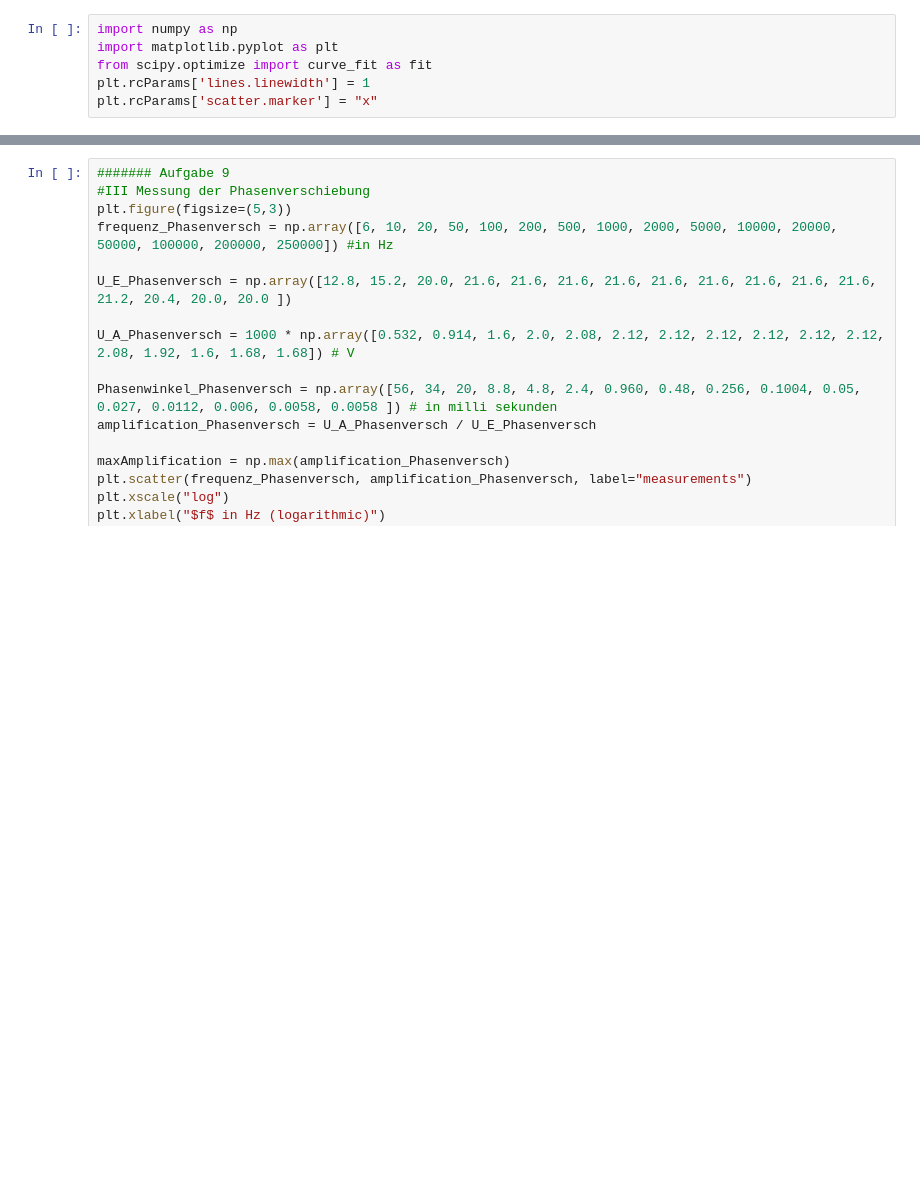
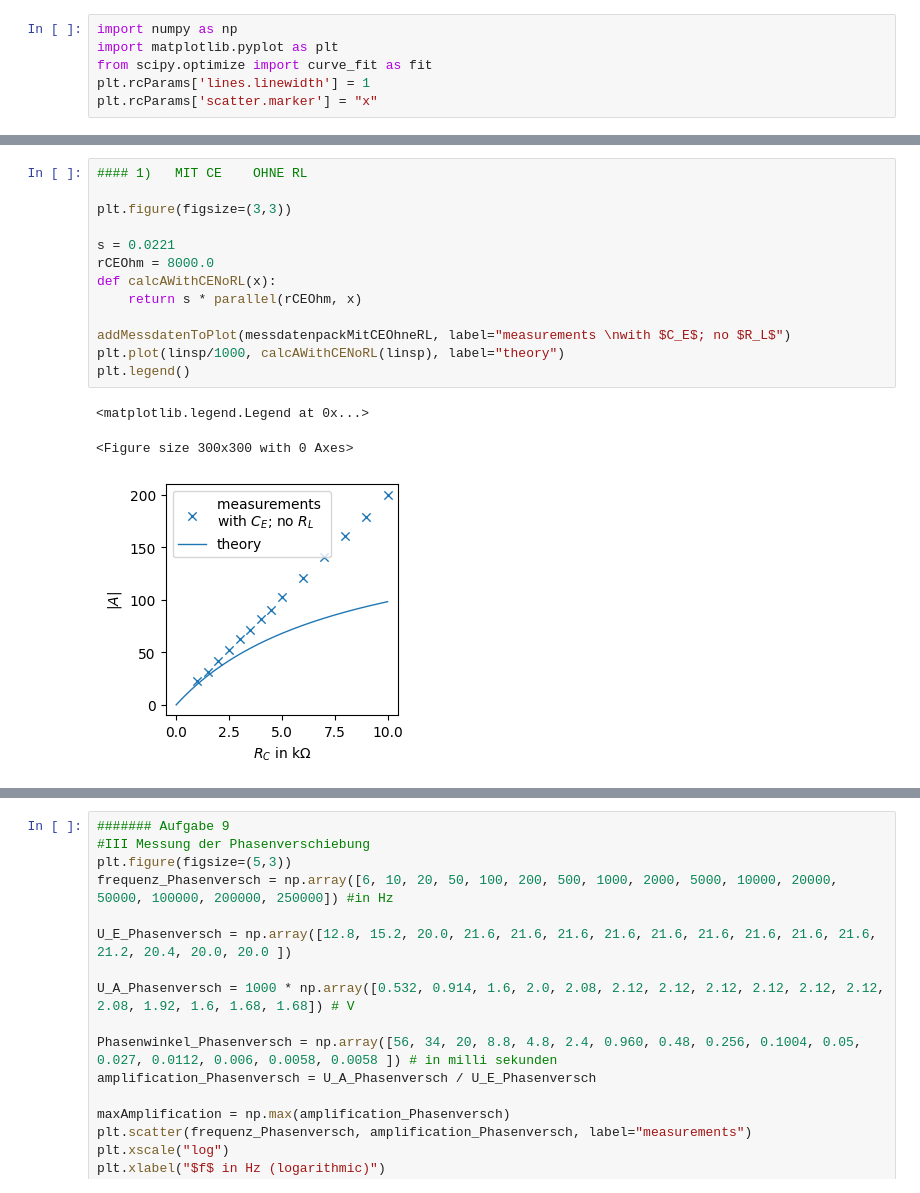
Before and after one commit to MaggdaDev/AP2, a Jupyter notebook: TRA/tra.ipynb, the cells around one changed output, grey strips where cells are left out. Cells and saved outputs as stored; diff of their text form; blank space fills up the shorter version.

```diff
--- a/TRA/tra.ipynb
+++ b/TRA/tra.ipynb
@@ -56,0 +69,17 @@ plt.plot(linsp, parallel(linsp, rLOhm)/rEOhm, label="Theorie")
+# %%
+#### 1)   MIT CE    OHNE RL
+
+plt.figure(figsize=(3,3))
+
+s = 0.0221
+rCEOhm = 8000.0
+def calcAWithCENoRL(x):
+    return s * parallel(rCEOhm, x)
+
+addMessdatenToPlot(messdatenpackMitCEOhneRL, label="measurements \nwith $C_E$; no $R_L$")
+plt.plot(linsp/1000, calcAWithCENoRL(linsp), label="theory")
+plt.legend()
+# %% [output]
+<matplotlib.legend.Legend at 0x...>
+<Figure size 300x300 with 0 Axes>
+[figure, added]
```
Also changed, not shown: parts of 2 cells of this notebook, 6 other files.
